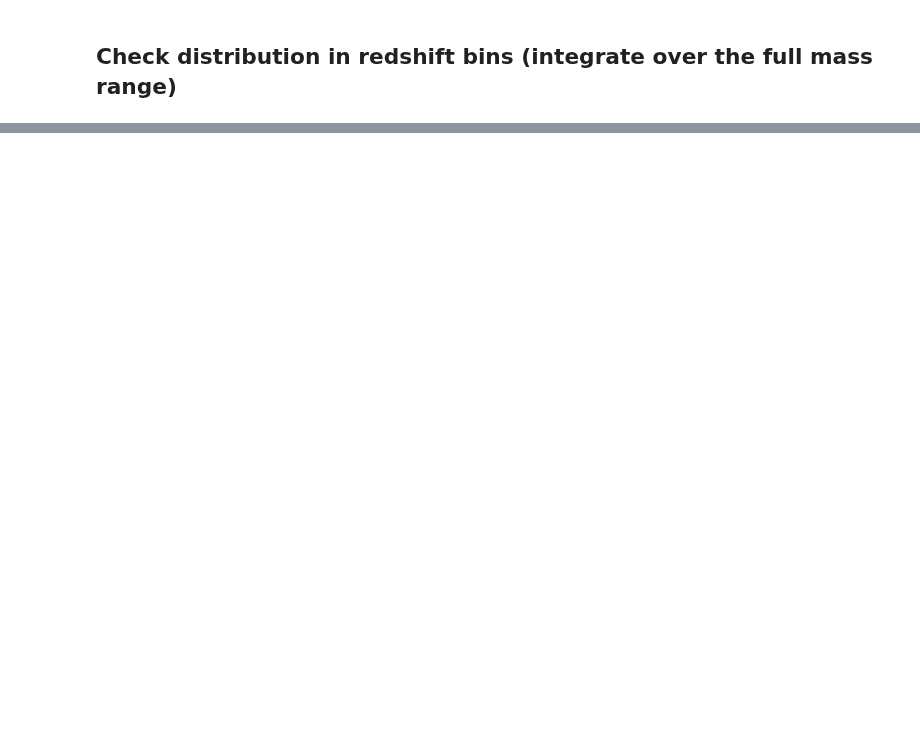
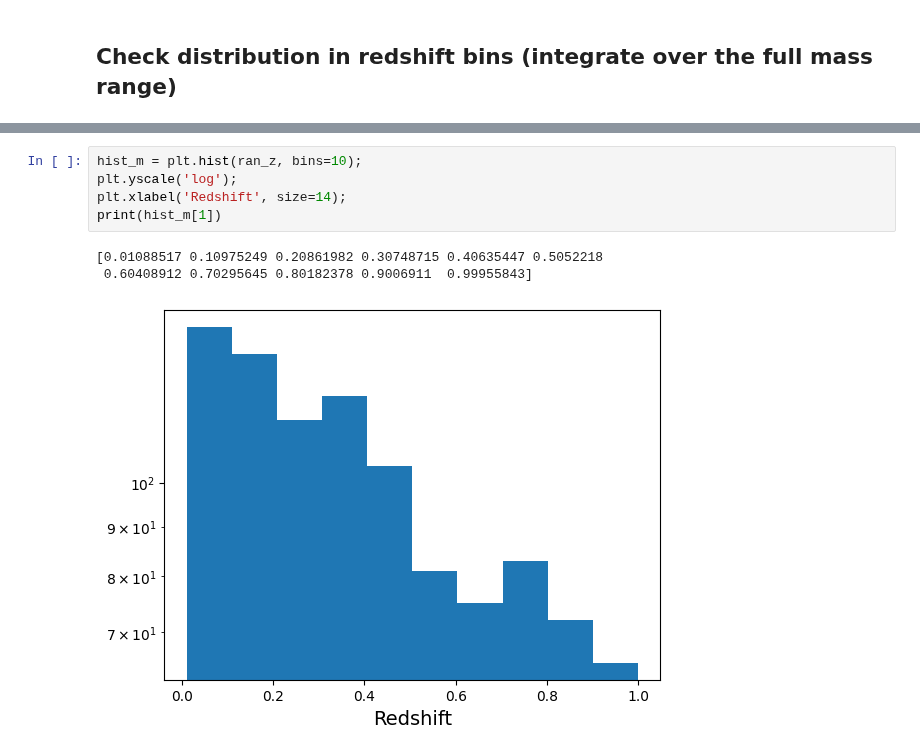
Before and after one commit to LSSTDESC/CLMM, a Jupyter notebook: examples/draw_M_z_from_hmf.ipynb, the cells around one changed output, grey strips where cells are left out. Drawn from its saved outputs; the diff is of its cells as text; blank space fills up the shorter version.

```diff
--- a/examples/draw_M_z_from_hmf.ipynb
+++ b/examples/draw_M_z_from_hmf.ipynb
@@ -285,0 +600,9 @@ plt.legend(loc=4);
+# %%
+hist_m = plt.hist(ran_z, bins=10);
+plt.yscale('log');
+plt.xlabel('Redshift', size=14);
+print(hist_m[1])
+# %% [output]
+[0.01088517 0.10975249 0.20861982 0.30748715 0.40635447 0.5052218
+ 0.60408912 0.70295645 0.80182378 0.9006911  0.99955843]
+[figure, added]
```
Also changed, not shown: parts of 28 cells of this notebook.
